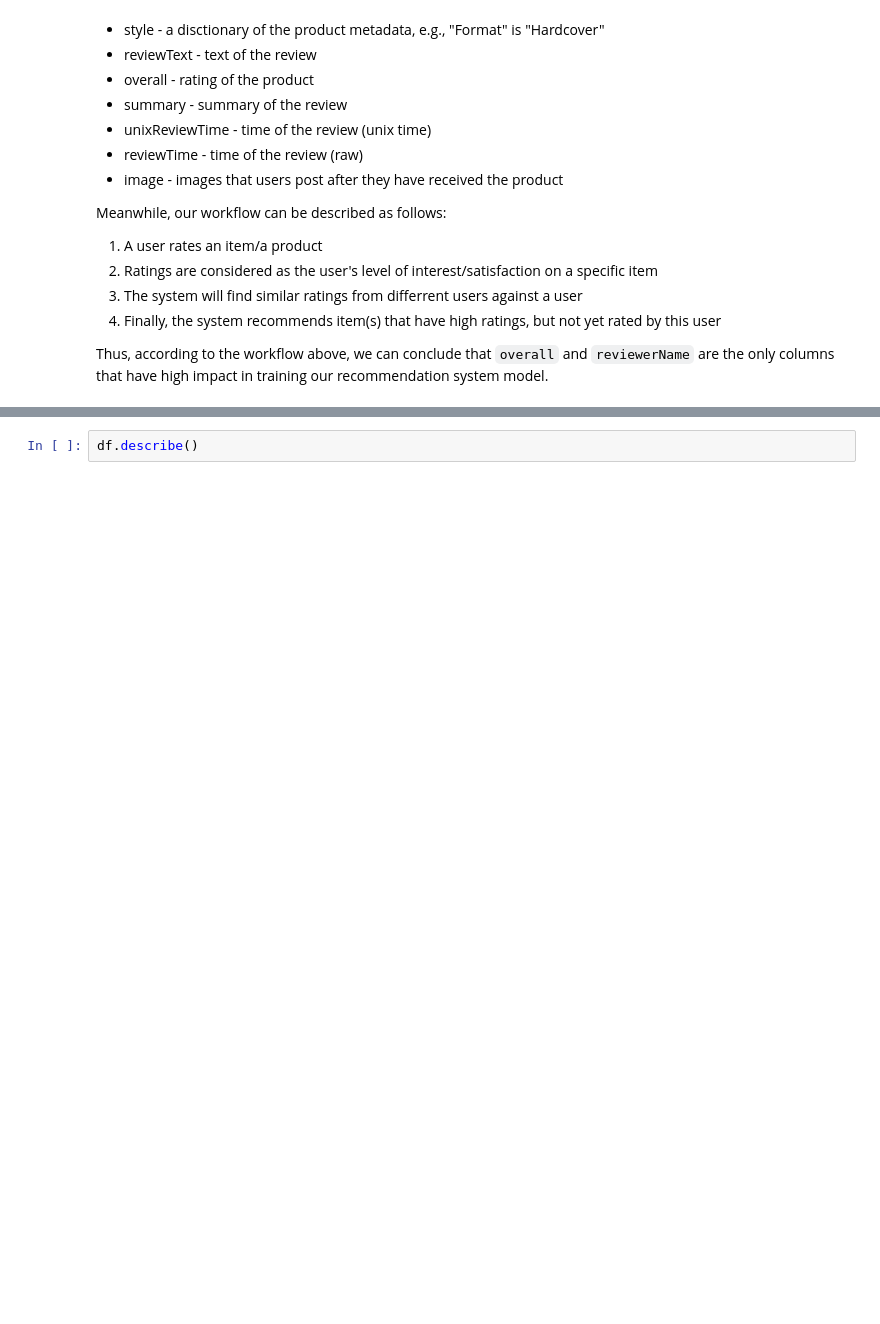
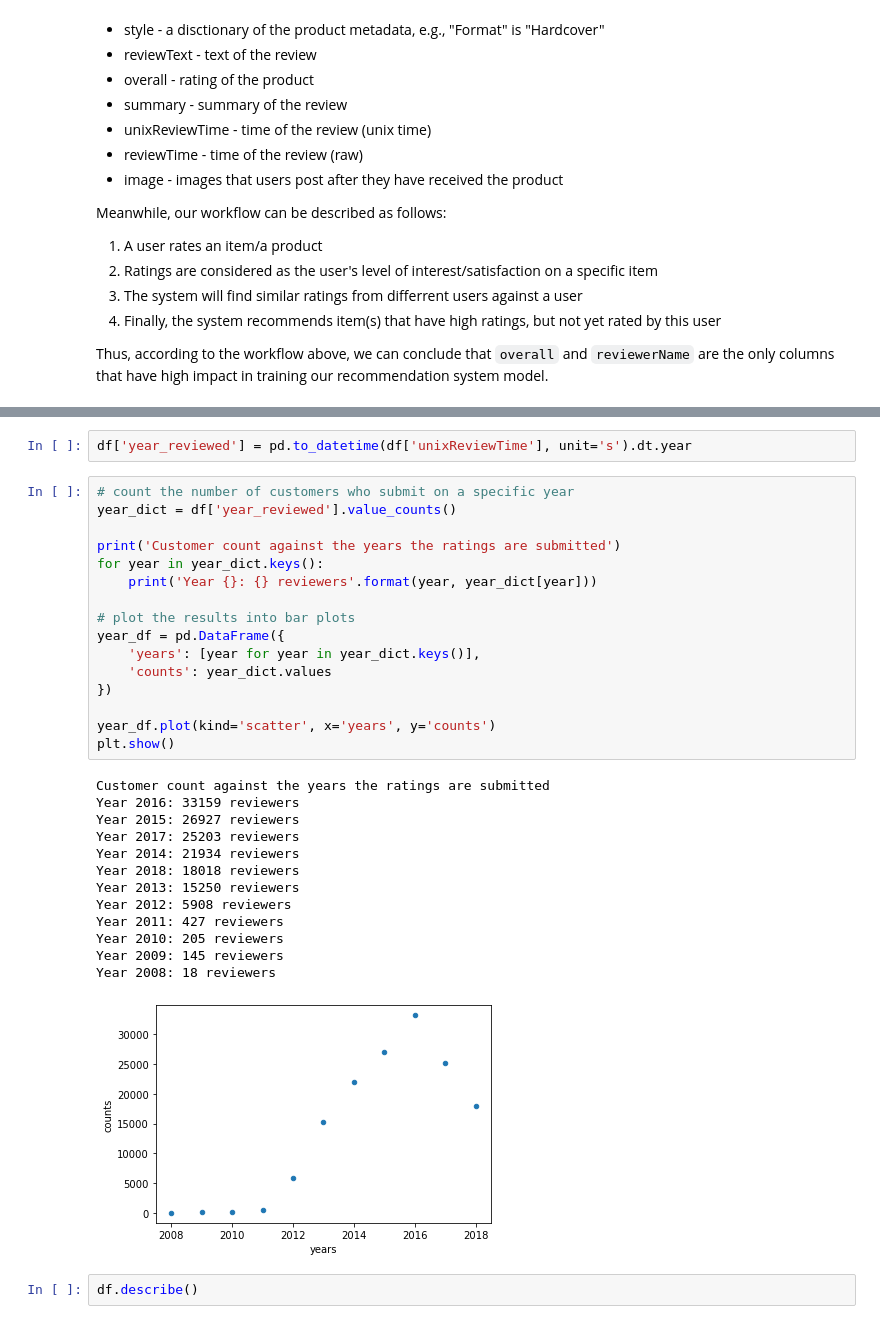
Before and after one commit to archeltaneka/kita-bisa-technical-test, a Jupyter notebook: problem3_solution.ipynb, the cells around one changed output, grey strips where cells are left out. Cells and saved outputs as stored; diff of their text form; blank space fills up the shorter version.

```diff
--- a/problem3_solution.ipynb
+++ b/problem3_solution.ipynb
@@ -108,3 +139,35 @@ Let's explore and analyze the data a little bit. Pandas has provided some useful
+# %%
+df['year_reviewed'] = pd.to_datetime(df['unixReviewTime'], unit='s').dt.year
+# %%
+# count the number of customers who submit on a specific year
+year_dict = df['year_reviewed'].value_counts()
+
+print('Customer count against the years the ratings are submitted')
+for year in year_dict.keys():
+    print('Year {}: {} reviewers'.format(year, year_dict[year]))
+
+# plot the results into bar plots
+year_df = pd.DataFrame({
+    'years': [year for year in year_dict.keys()],
+    'counts': year_dict.values
+})
+
+year_df.plot(kind='scatter', x='years', y='counts')
+plt.show()
+# %% [output]
+Customer count against the years the ratings are submitted
+Year 2016: 33159 reviewers
+Year 2015: 26927 reviewers
+Year 2017: 25203 reviewers
+Year 2014: 21934 reviewers
+Year 2018: 18018 reviewers
+Year 2013: 15250 reviewers
+Year 2012: 5908 reviewers
+Year 2011: 427 reviewers
+Year 2010: 205 reviewers
+Year 2009: 145 reviewers
+Year 2008: 18 reviewers
+[figure, added]
 # %%
 df.describe()
 # %% [output]
```
Also changed, not shown: parts of 4 cells of this notebook.
